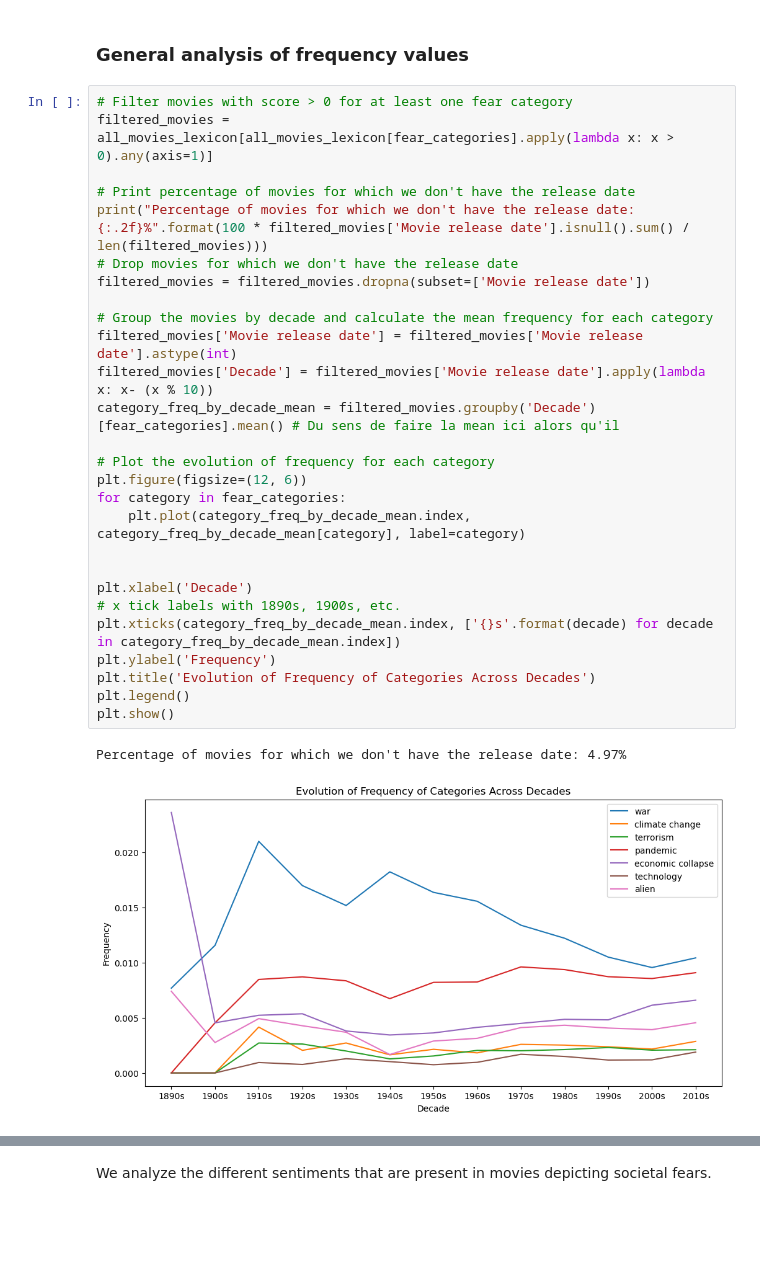
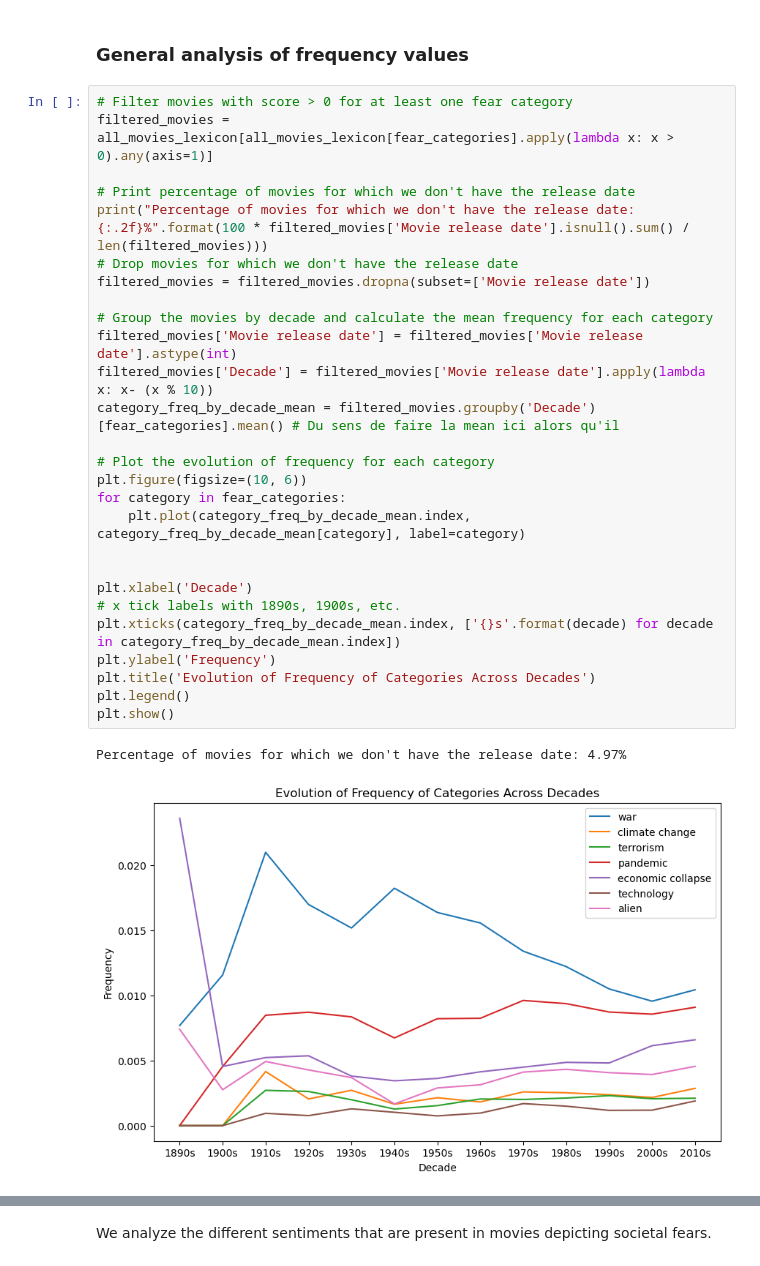
Before and after one commit to epfl-ada/ada-2023-project-workingteam2023, a Jupyter notebook: exploration/main.ipynb, the cells around one changed output, grey strips where cells are left out. Drawn from its saved outputs; the diff is of its cells as text; blank space fills up the shorter version.

```diff
--- a/exploration/main.ipynb
+++ b/exploration/main.ipynb
@@ -903,30 +903,30 @@ all_movies_lexicon = all_movies_lexicon.drop('lexicon', axis=1)
 # %%
 # Filter movies with score > 0 for at least one fear category
 filtered_movies = all_movies_lexicon[all_movies_lexicon[fear_categories].apply(lambda x: x > 0).any(axis=1)]
 
 # Print percentage of movies for which we don't have the release date
 print("Percentage of movies for which we don't have the release date: {:.2f}%".format(100 * filtered_movies['Movie release date'].isnull().sum() / len(filtered_movies)))
 # Drop movies for which we don't have the release date
 filtered_movies = filtered_movies.dropna(subset=['Movie release date'])
 
 # Group the movies by decade and calculate the mean frequency for each category
 filtered_movies['Movie release date'] = filtered_movies['Movie release date'].astype(int)
 filtered_movies['Decade'] = filtered_movies['Movie release date'].apply(lambda x: x- (x % 10))
 category_freq_by_decade_mean = filtered_movies.groupby('Decade')[fear_categories].mean() # Du sens de faire la mean ici alors qu'il
 
 # Plot the evolution of frequency for each category
-plt.figure(figsize=(12, 6))
+plt.figure(figsize=(10, 6))
 for category in fear_categories:
     plt.plot(category_freq_by_decade_mean.index, category_freq_by_decade_mean[category], label=category)
 
 
 plt.xlabel('Decade')
 # x tick labels with 1890s, 1900s, etc.
 plt.xticks(category_freq_by_decade_mean.index, ['{}s'.format(decade) for decade in category_freq_by_decade_mean.index])
 plt.ylabel('Frequency')
 plt.title('Evolution of Frequency of Categories Across Decades')
 plt.legend()
 plt.show()
 # %% [output]
 Percentage of movies for which we don't have the release date: 4.97%
-[figure, old version]
+[figure, new version]
```
Also changed, not shown: parts of 10 cells of this notebook.
